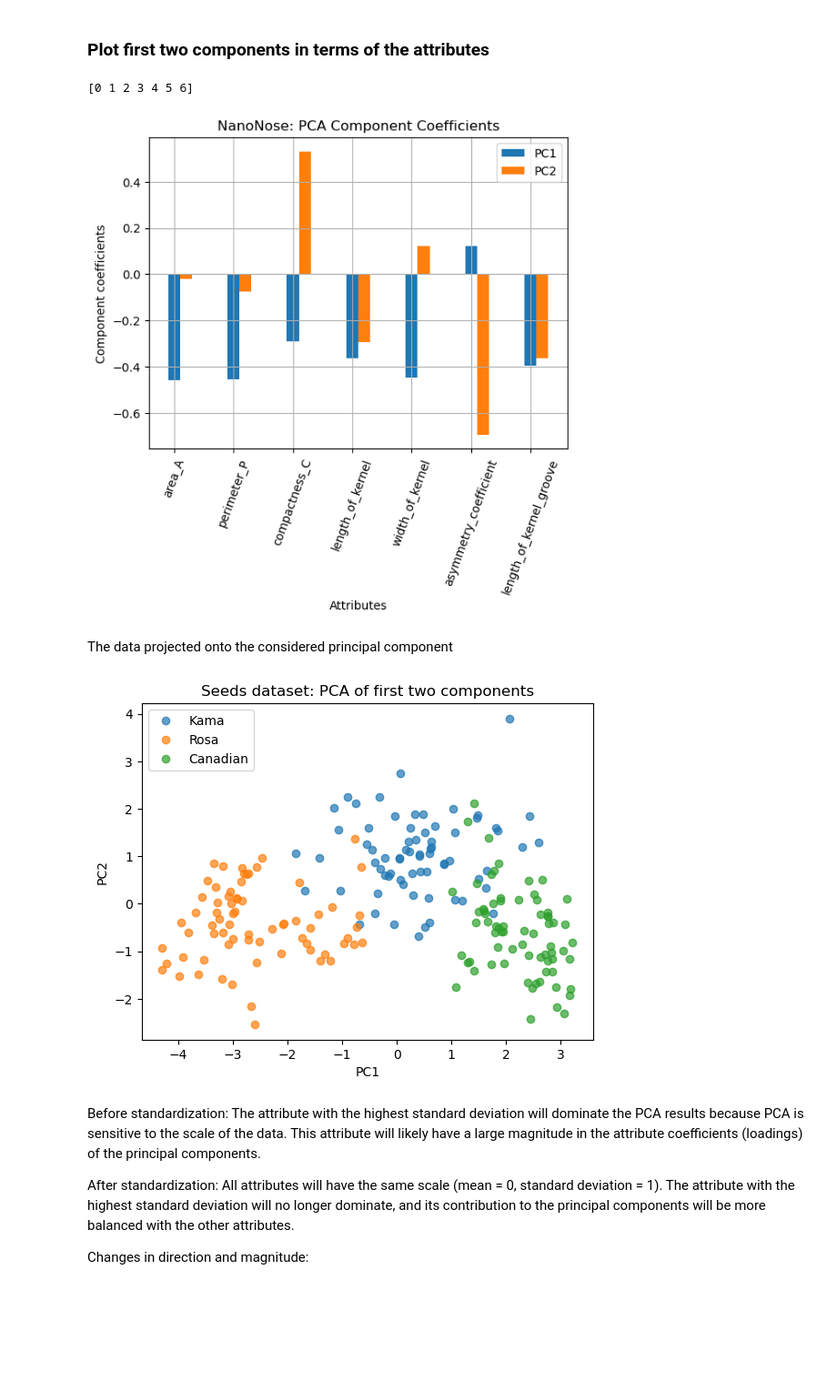
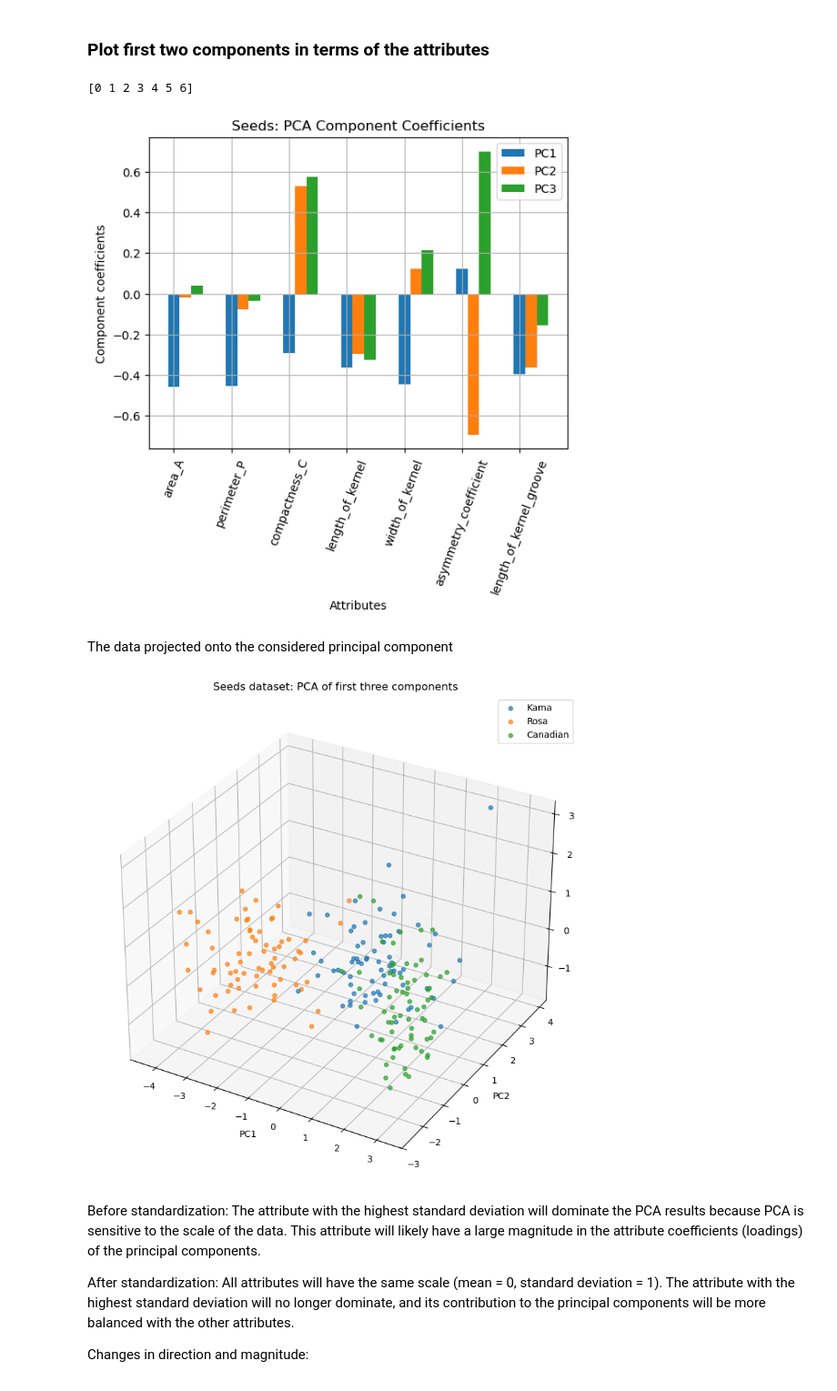
Before and after one commit to Connorudd02/Project_1, a Jupyter notebook: Project_1.ipynb, the cells around one changed output. Shown at 91% size. Saved outputs shown, nothing was run; the diff lists cells and outputs as text; code cells hidden in the pictures; blank space fills up the shorter version.

Commit message:
Add PCA component visualization

```diff
--- a/Project_1.ipynb
+++ b/Project_1.ipynb
@@ -188,7 +186,7 @@ First two principal components explains more than 95% variance of the data
 # %% [markdown]
 ### Plot first two components in terms of the attributes
 # %%
-pcs = [0, 1]
+pcs = [0, 1, 2]
 legendStrs = ["PC" + str(e + 1) for e in pcs]
 box_width = 0.2
 r = np.arange(0, M - 1)
@@ -201,28 +199,31 @@ plt.xlabel("Attributes")
 plt.ylabel("Component coefficients")
 plt.legend(legendStrs)
 plt.grid()
-plt.title("NanoNose: PCA Component Coefficients")
+plt.title("Seeds: PCA Component Coefficients")
 plt.show()
 # %% [output]
 [0 1 2 3 4 5 6]
-[figure, old version]
+[figure, new version]
 # %% [markdown]
 The data projected onto the considered principal component
 # %%
 # Project the centered data onto the principle component space
 Z = np.dot(Y, V)
 # Add back class labels for dataset
-figure = plt.figure()
-plt.title("Seeds dataset: PCA of first two components")
+figure = plt.figure(figsize=(10, 8))
+ax = figure.add_subplot(projection='3d')
+plt.title("Seeds dataset: PCA of first three components")
 for c in range(C):
     class_mask = y == c
-    plt.plot(Z[class_mask, 0], Z[class_mask, 1], "o", alpha=0.7)
-plt.legend(classNames)
-plt.xlabel("PC1")
-plt.ylabel("PC2")
+    ax.scatter(Z[class_mask, 0], Z[class_mask, 1], Z[class_mask, 2], "o", alpha=0.7)
+ax.legend(classNames)
+ax.set_xlabel("PC1")
+ax.set_ylabel("PC2")
+ax.set_zlabel("PC3")
+plt.tight_layout()
 plt.show()
 # %% [output]
-[figure, old version]
+[figure, new version]
 # %% [markdown]
 Before standardization: The attribute with the highest standard deviation will dominate the PCA results because PCA is sensitive to the scale of the data. This attribute will likely have a large magnitude in the attribute coefficients (loadings) of the principal components.
 
```
Also changed, not shown: parts of 7 cells of this notebook.
